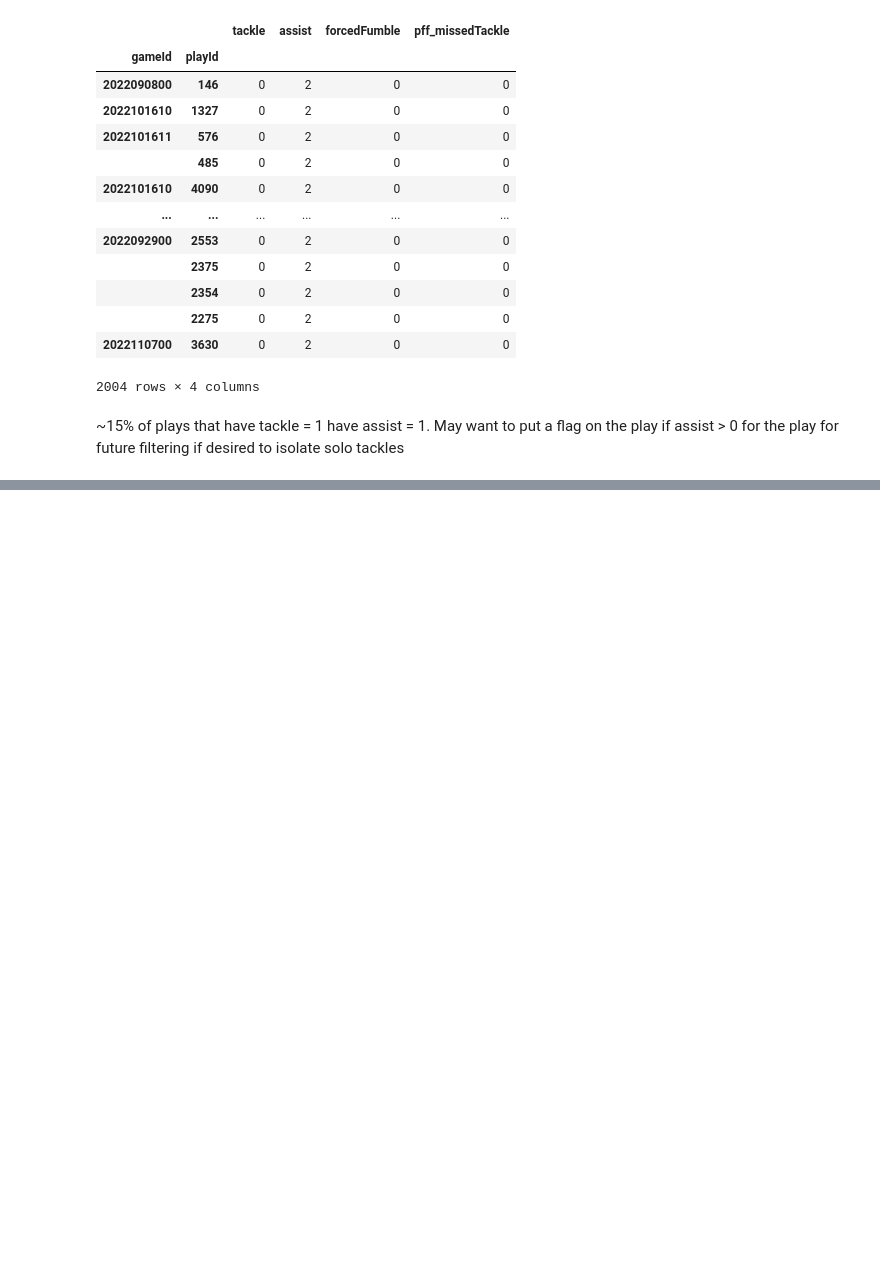
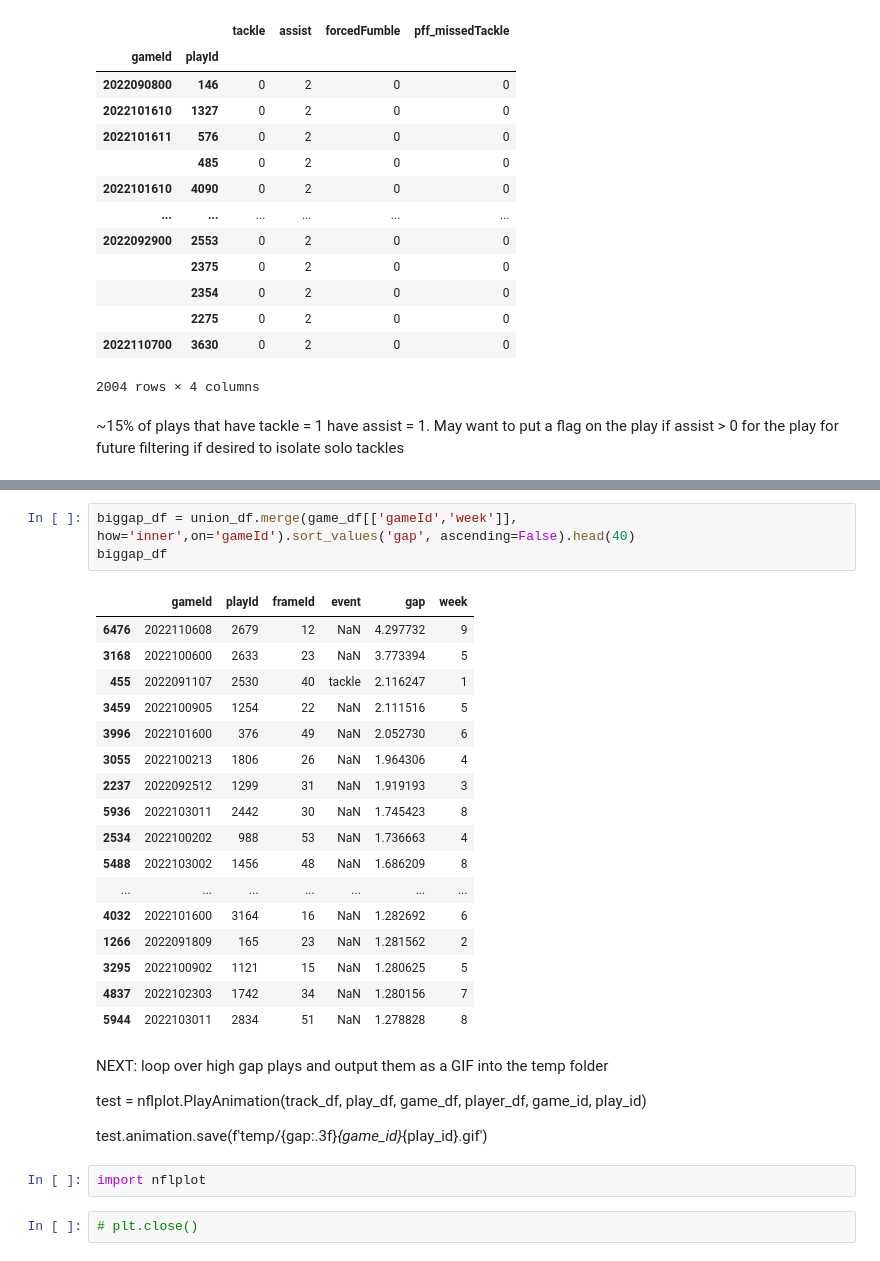
Before and after one commit to pschlais/kaggle_nfl_bdb_2024, a Jupyter notebook: exploration_tackle_events.ipynb, the cells around one changed output, grey strips where cells are left out. Drawn from its saved outputs; the diff is of its cells as text; blank space fills up the shorter version.

```diff
--- a/exploration_tackle_events.ipynb
+++ b/exploration_tackle_events.ipynb
@@ -178,0 +492,31 @@ tackle_df.groupby(['gameId','playId']).sum().drop(columns='nflId').query('tackle
+# %%
+biggap_df = union_df.merge(game_df[['gameId','week']], how='inner',on='gameId').sort_values('gap', ascending=False).head(40)
+biggap_df
+# %% [output]
+|  | gameId | playId | frameId | event | gap | week |
+| 6476 | 2022110608 | 2679 | 12 | NaN | 4.297732 | 9 |
+| 3168 | 2022100600 | 2633 | 23 | NaN | 3.773394 | 5 |
+| 455 | 2022091107 | 2530 | 40 | tackle | 2.116247 | 1 |
+| 3459 | 2022100905 | 1254 | 22 | NaN | 2.111516 | 5 |
+| 3996 | 2022101600 | 376 | 49 | NaN | 2.052730 | 6 |
+| 3055 | 2022100213 | 1806 | 26 | NaN | 1.964306 | 4 |
+| 2237 | 2022092512 | 1299 | 31 | NaN | 1.919193 | 3 |
+| 5936 | 2022103011 | 2442 | 30 | NaN | 1.745423 | 8 |
+| 2534 | 2022100202 | 988 | 53 | NaN | 1.736663 | 4 |
+| 5488 | 2022103002 | 1456 | 48 | NaN | 1.686209 | 8 |
+| ... | ... | ... | ... | ... | ... | ... |
+| 4032 | 2022101600 | 3164 | 16 | NaN | 1.282692 | 6 |
+| 1266 | 2022091809 | 165 | 23 | NaN | 1.281562 | 2 |
+| 3295 | 2022100902 | 1121 | 15 | NaN | 1.280625 | 5 |
+| 4837 | 2022102303 | 1742 | 34 | NaN | 1.280156 | 7 |
+| 5944 | 2022103011 | 2834 | 51 | NaN | 1.278828 | 8 |
+# %% [markdown]
+NEXT: loop over high gap plays and output them as a GIF into the temp folder
+
+test = nflplot.PlayAnimation(track_df, play_df, game_df, player_df, game_id, play_id)
+
+test.animation.save(f'temp/{gap:.3f}_{game_id}_{play_id}.gif')
+# %%
+import nflplot
+# %%
+# plt.close()
```
Also changed, not shown: parts of 26 cells of this notebook.
